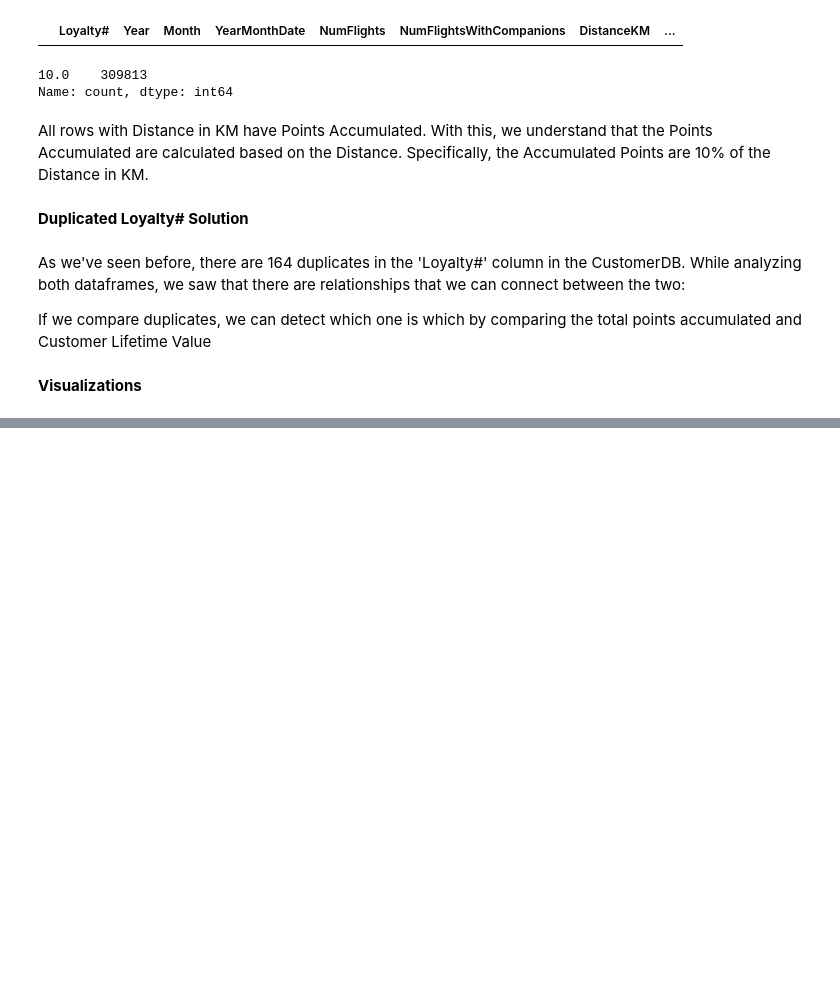
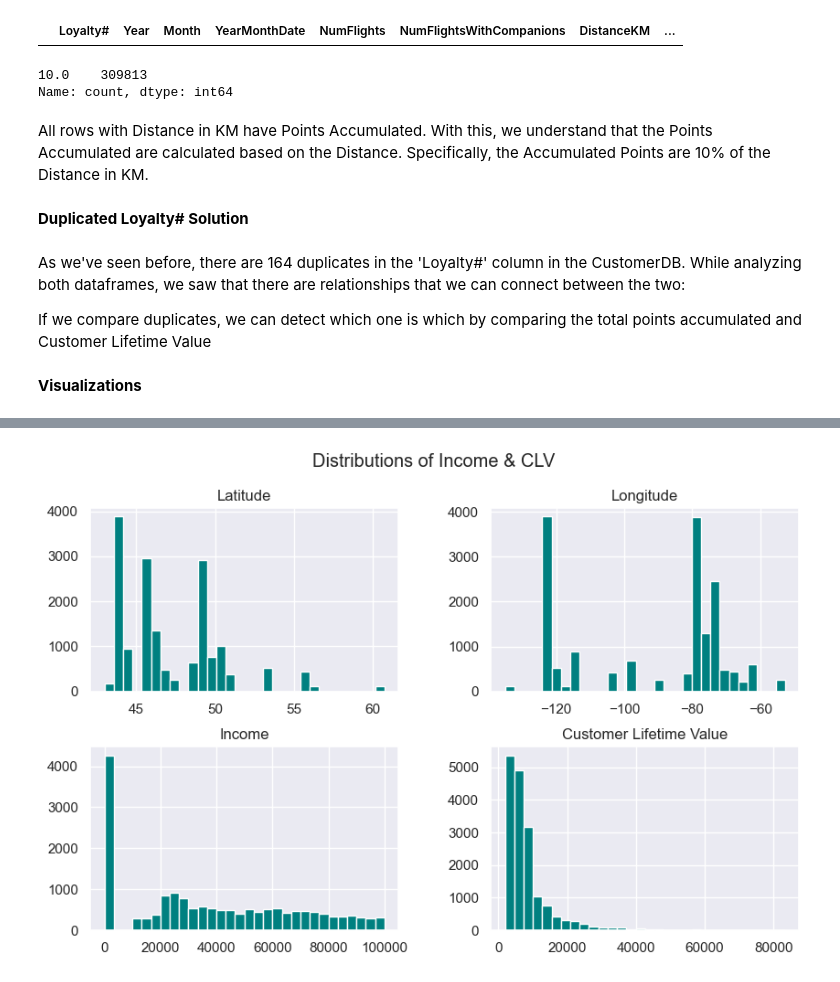
Before and after one commit to barbara-sousa-franco/Data-Mining-Project, a Jupyter notebook: Deliverable 1.ipynb, the cells around one changed output, grey strips where cells are left out. Saved outputs shown, nothing was run; the diff lists cells and outputs as text; code cells hidden in the pictures; blank space fills up the shorter version.

```diff
--- a/Deliverable 1.ipynb
+++ b/Deliverable 1.ipynb
@@ -564,0 +603,6 @@ If we compare duplicates, we can detect which one is which by comparing the tota
+# %%
+customerDB[costumers_numerical].hist(bins=30, figsize=(10,6), color='teal')
+plt.suptitle("Distributions of Income & CLV")
+plt.show()
+# %% [output]
+[figure, added]
```
Also changed, not shown: parts of 11 cells of this notebook.
